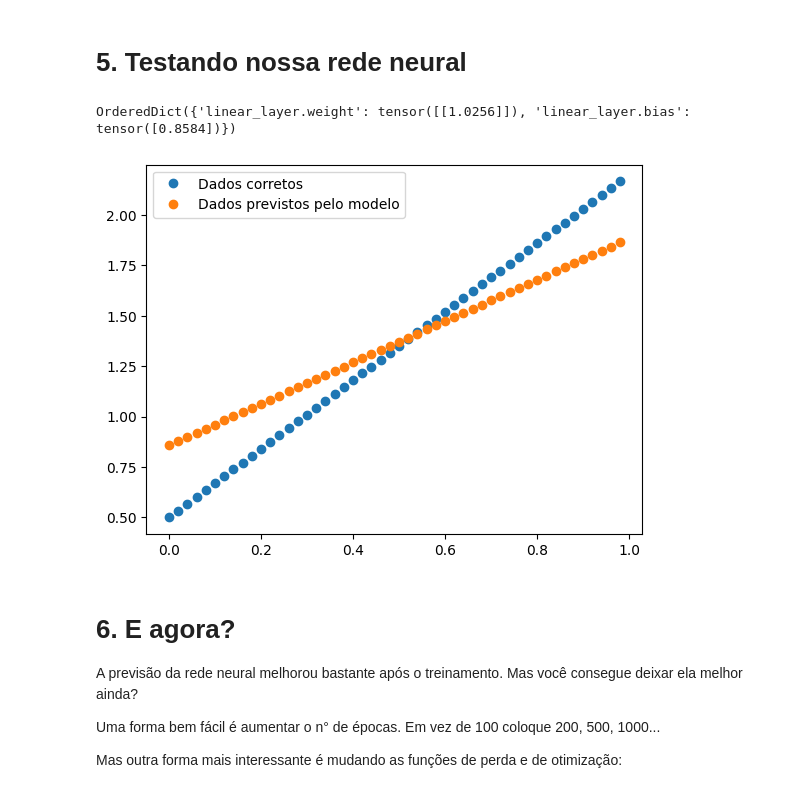
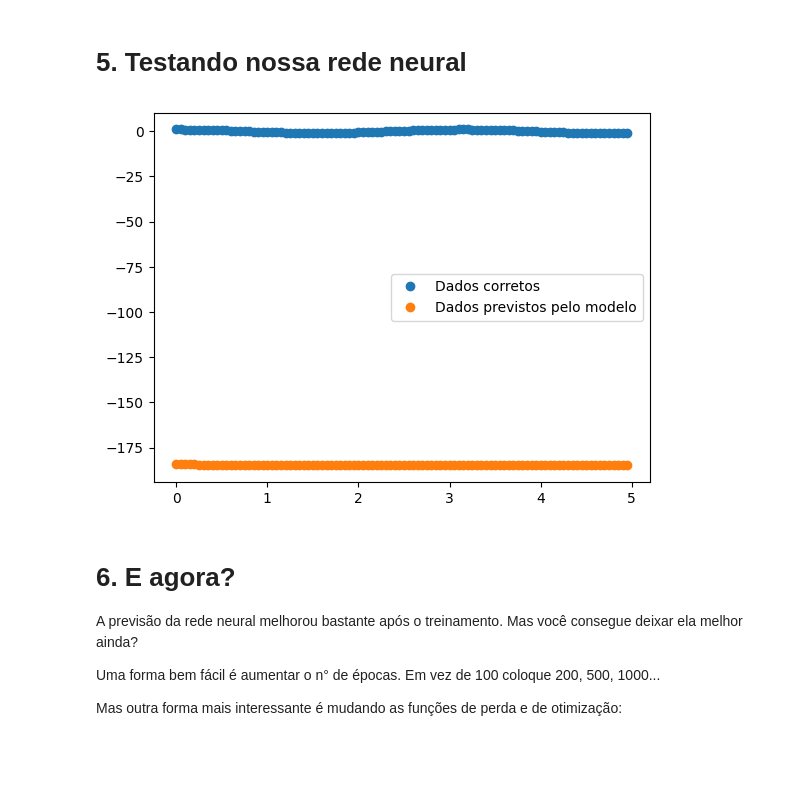
Before and after one commit to silash35/worklab, a Jupyter notebook: Others/PyTorch/src/PINN.ipynb, the cells around one changed output. Cells and saved outputs as stored; diff of their text form; code cells hidden in the pictures; blank space fills up the shorter version.

```diff
--- a/Others/PyTorch/src/PINN.ipynb
+++ b/Others/PyTorch/src/PINN.ipynb
@@ -39,7 +39,7 @@ w = 2  # Frequência angular do oscilador
 
 
 # Gero valores de 0 a 5 com passo 0.02 para o t.
-t = torch.arange(start=0, end=5, step=0.05).unsqueeze(1)
+t = torch.arange(start=0, end=5, step=0.05, requires_grad=True).unsqueeze(1)
 
 
 def fun_x(t):
@@ -49,7 +49,7 @@ def fun_x(t):
 
 # Imprimir solução da EDO. Queremos que o gráfico gerado pela PINN seja igual a esse:
 x = fun_x(t)
-plt.plot(t, x, "o")
+plt.plot(t.detach().numpy(), x.detach().numpy(), "o")
 plt.show()
 # %% [output]
 [figure]
@@ -83,10 +83,10 @@ class PINN(nn.Module):
 model = PINN()  # Criando uma instancia do modelo.
 
 with torch.inference_mode():
-    x_prev = model(x)  # Pega os valores de x previstos pelo modelo.
+    x_prev = model(t)  # Pega os valores de x previstos pelo modelo.
 
-plt.plot(t, x, "o", label="Dados corretos")
-plt.plot(t, x_prev, "o", label="Dados previstos pelo modelo")
+plt.plot(t.detach().numpy(), x.detach().numpy(), "o", label="Dados corretos")
+plt.plot(t.detach().numpy(), x_prev, "o", label="Dados previstos pelo modelo")
 plt.legend()
 plt.show()
 # %% [output]
@@ -166,19 +171,15 @@ RuntimeError: element 0 of tensors does not require grad and does not have a gra
 # %% [markdown]
 # 5. Testando nossa rede neural
 # %%
-# Imprime os parâmetros atuais do modelo. Agora eles estão bem mais próximos dos parâmetros que definimos na etapa 2.
-print(model.state_dict())
+with torch.inference_mode():  # Coloca o modelo no modo de inferência
+    x_prev = model(t)  # Calcula os valores de x previstos pelo modelo.
 
-with torch.inference_mode():  # Coloca o modelo no modo de inferência
-    y_prev = model(x)  # Calcula os valores de y previstos pelo modelo.
-
-plt.plot(x, y, "o", label="Dados corretos")
-plt.plot(x, y_prev, "o", label="Dados previstos pelo modelo")
+plt.plot(t.detach().numpy(), x.detach().numpy(), "o", label="Dados corretos")
+plt.plot(t.detach().numpy(), x_prev, "o", label="Dados previstos pelo modelo")
 plt.legend()
 plt.show()
 # %% [output]
-OrderedDict({'linear_layer.weight': tensor([[1.0256]]), 'linear_layer.bias': tensor([0.8584])})
-[figure, old version]
+[figure, new version]
 # %% [markdown]
 # 6. E agora?
 
```
Also changed, not shown: parts of 2 cells of this notebook.
